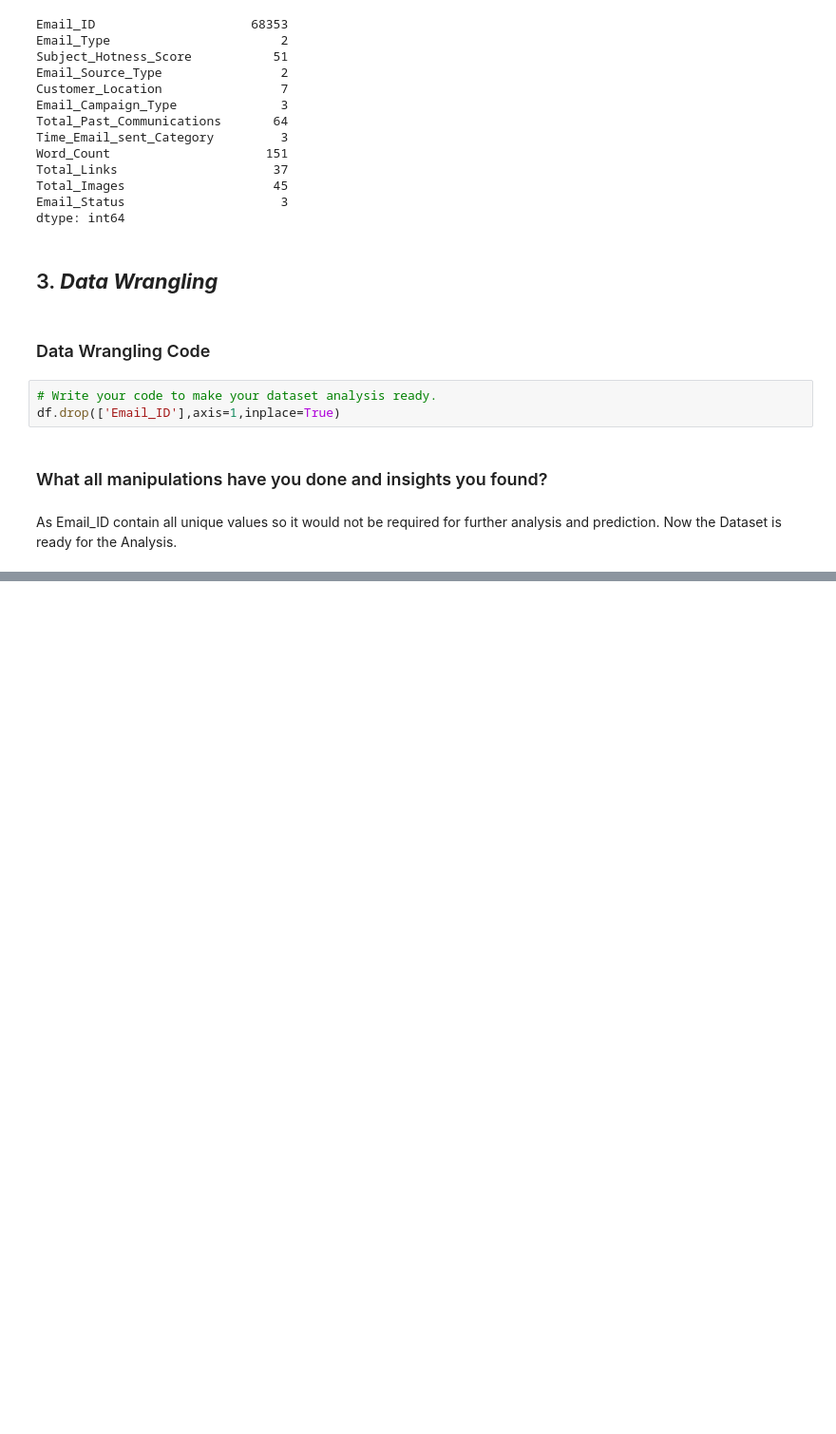
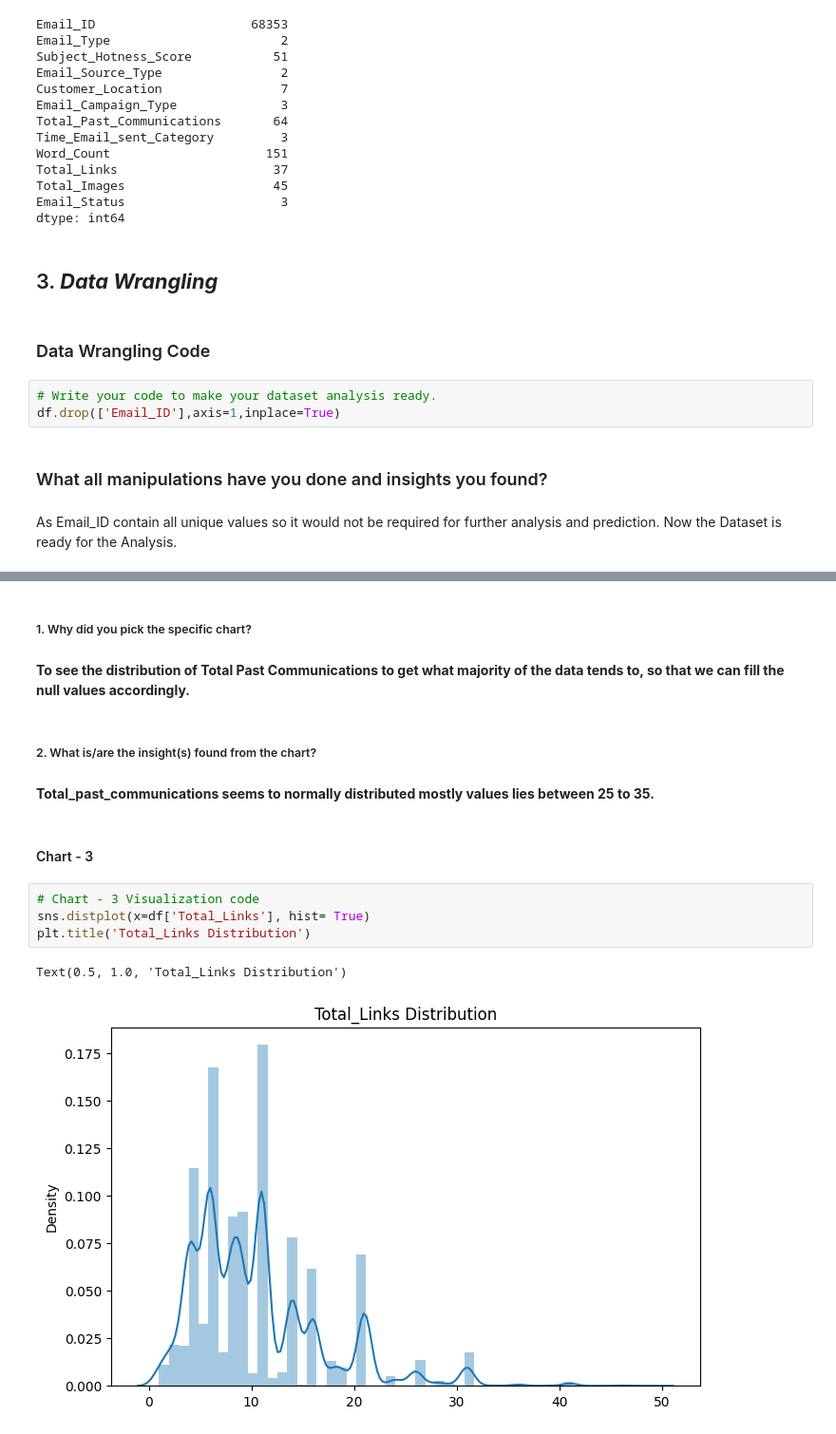
Before and after one commit to dil150898/Email-Campaign-Effectiveness-Prediction, a Jupyter notebook: dil_khush_Email_Campaign_Effectiveness_Prediction_.ipynb, the cells around one changed output, grey strips where cells are left out. Shown at 95% size. Saved outputs shown, nothing was run; the diff lists cells and outputs as text; blank space fills up the shorter version.

```diff
--- a/dil_khush_Email_Campaign_Effectiveness_Prediction_.ipynb
+++ b/dil_khush_Email_Campaign_Effectiveness_Prediction_.ipynb
@@ -418,0 +482,17 @@ As Email_ID contain all unique values so it would not be required for further an
+# %% [markdown]
+##### 1. Why did you pick the specific chart?
+# %% [markdown]
+**To see the distribution of Total Past Communications to get what majority of the data tends to, so that we can fill the null values accordingly.**
+# %% [markdown]
+##### 2. What is/are the insight(s) found from the chart?
+# %% [markdown]
+**Total_past_communications seems to normally distributed mostly values lies between 25 to 35.**
+# %% [markdown]
+#### Chart - 3
+# %%
+# Chart - 3 Visualization code
+sns.distplot(x=df['Total_Links'], hist= True)
+plt.title('Total_Links Distribution')
+# %% [output]
+Text(0.5, 1.0, 'Total_Links Distribution')
+[figure, added]
```
Also changed, not shown: parts of 96 cells of this notebook.
